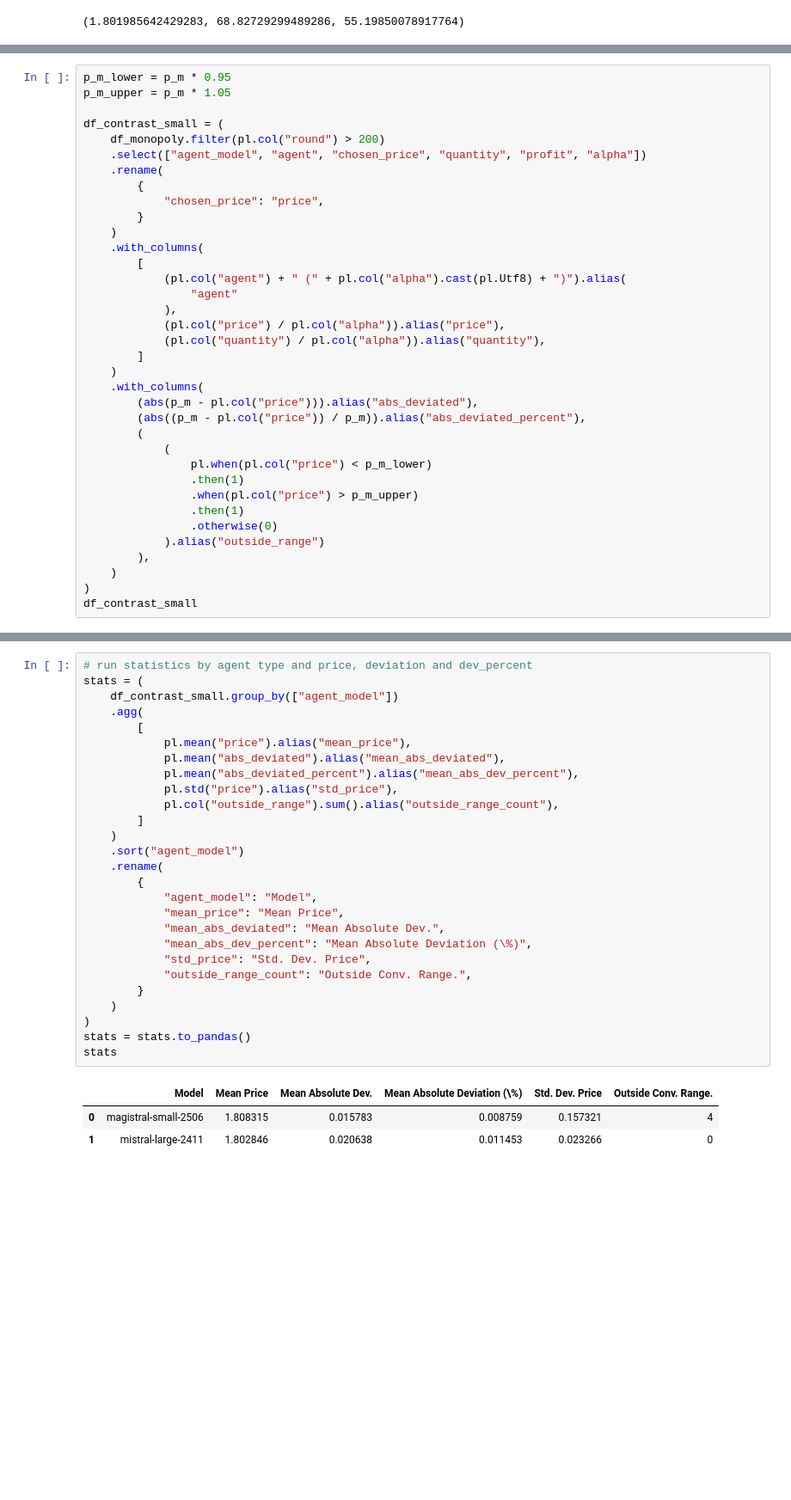
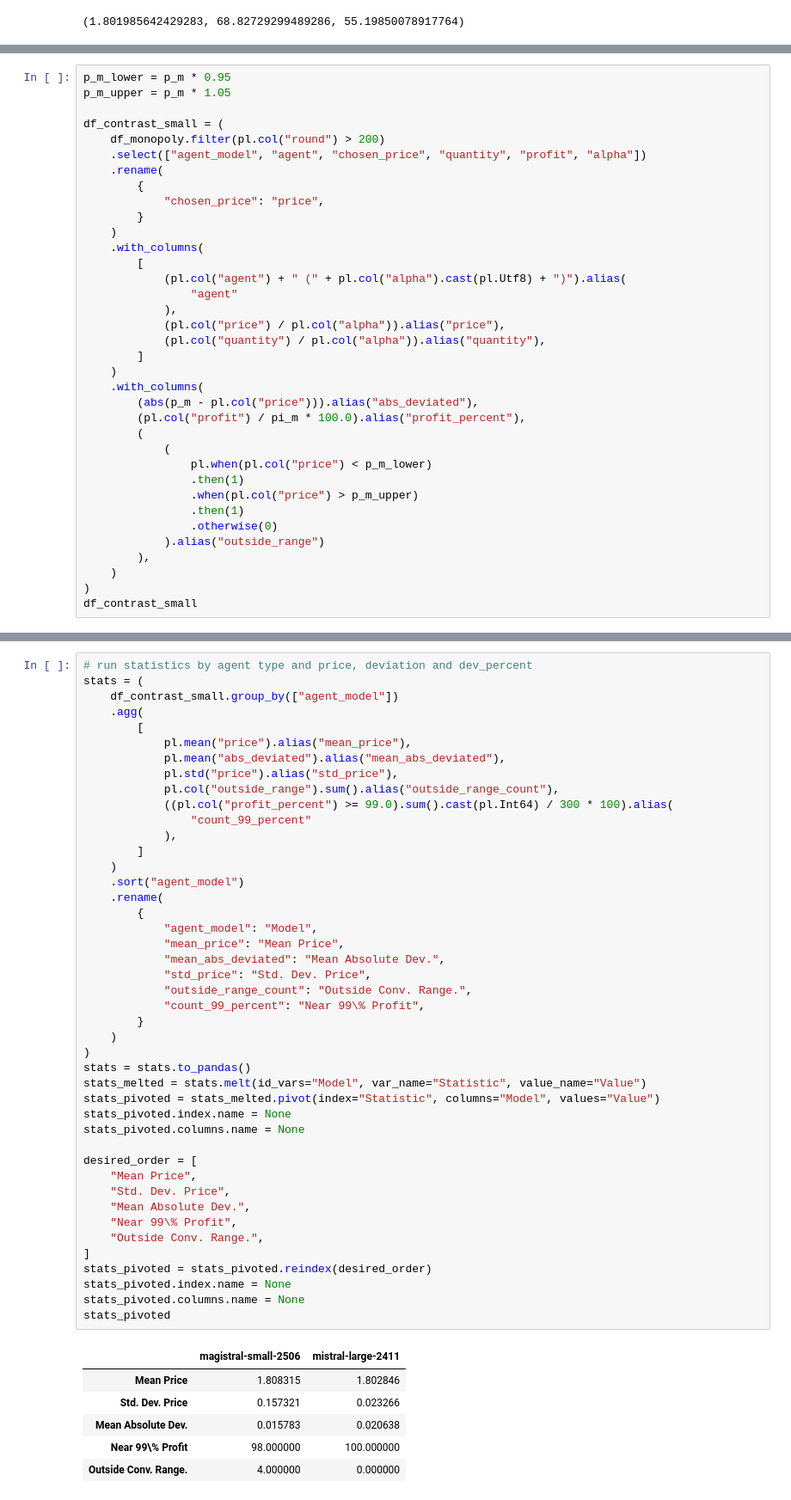
Before and after one commit to luciasauer/algorithmic_pricing_llms, a Jupyter notebook: notebooks/results_plotting.ipynb, the cells around one changed output, grey strips where cells are left out. Shown: that part at 86% size. Saved outputs shown, nothing was run; the diff lists cells and outputs as text; blank space fills up the shorter version.

Commit message:
near optimal in table monopoly

```diff
--- a/notebooks/results_plotting.ipynb
+++ b/notebooks/results_plotting.ipynb
@@ -217,7 +217,7 @@ df_contrast_small = (
     )
     .with_columns(
         (abs(p_m - pl.col("price"))).alias("abs_deviated"),
-        (abs((p_m - pl.col("price")) / p_m)).alias("abs_deviated_percent"),
+        (pl.col("profit") / pi_m * 100.0).alias("profit_percent"),
         (
             (
                 pl.when(pl.col("price") < p_m_lower)
@@ -248,32 +248,52 @@ shape: (600, 9)
 # %%
 # run statistics by agent type and price, deviation and dev_percent
 stats = (
     df_contrast_small.group_by(["agent_model"])
     .agg(
         [
             pl.mean("price").alias("mean_price"),
             pl.mean("abs_deviated").alias("mean_abs_deviated"),
-            pl.mean("abs_deviated_percent").alias("mean_abs_dev_percent"),
             pl.std("price").alias("std_price"),
             pl.col("outside_range").sum().alias("outside_range_count"),
+            ((pl.col("profit_percent") >= 99.0).sum().cast(pl.Int64) / 300 * 100).alias(
+                "count_99_percent"
+            ),
         ]
     )
     .sort("agent_model")
     .rename(
         {
             "agent_model": "Model",
             "mean_price": "Mean Price",
             "mean_abs_deviated": "Mean Absolute Dev.",
-            "mean_abs_dev_percent": "Mean Absolute Deviation (\%)",
             "std_price": "Std. Dev. Price",
             "outside_range_count": "Outside Conv. Range.",
+            "count_99_percent": "Near 99\% Profit",
         }
     )
 )
 stats = stats.to_pandas()
-stats
+stats_melted = stats.melt(id_vars="Model", var_name="Statistic", value_name="Value")
+stats_pivoted = stats_melted.pivot(index="Statistic", columns="Model", values="Value")
+stats_pivoted.index.name = None
+stats_pivoted.columns.name = None
+
+desired_order = [
+    "Mean Price",
+    "Std. Dev. Price",
+    "Mean Absolute Dev.",
+    "Near 99\% Profit",
+    "Outside Conv. Range.",
+]
+stats_pivoted = stats_pivoted.reindex(desired_order)
+stats_pivoted.index.name = None
+stats_pivoted.columns.name = None
+stats_pivoted
 # %% [output]
-|  | Model | Mean Price | Mean Absolute Dev. | Mean Absolute Deviation (\%) | Std. Dev. Price | Outside Conv. Range. |
-| 0 | magistral-small-2506 | 1.808315 | 0.015783 | 0.008759 | 0.157321 | 4 |
-| 1 | mistral-large-2411 | 1.802846 | 0.020638 | 0.011453 | 0.023266 | 0 |
+|  | magistral-small-2506 | mistral-large-2411 |
+| Mean Price | 1.808315 | 1.802846 |
+| Std. Dev. Price | 0.157321 | 0.023266 |
+| Mean Absolute Dev. | 0.015783 | 0.020638 |
+| Near 99\% Profit | 98.000000 | 100.000000 |
+| Outside Conv. Range. | 4.000000 | 0.000000 |
 # %%
```
Also changed, not shown: parts of 5 cells of this notebook.
